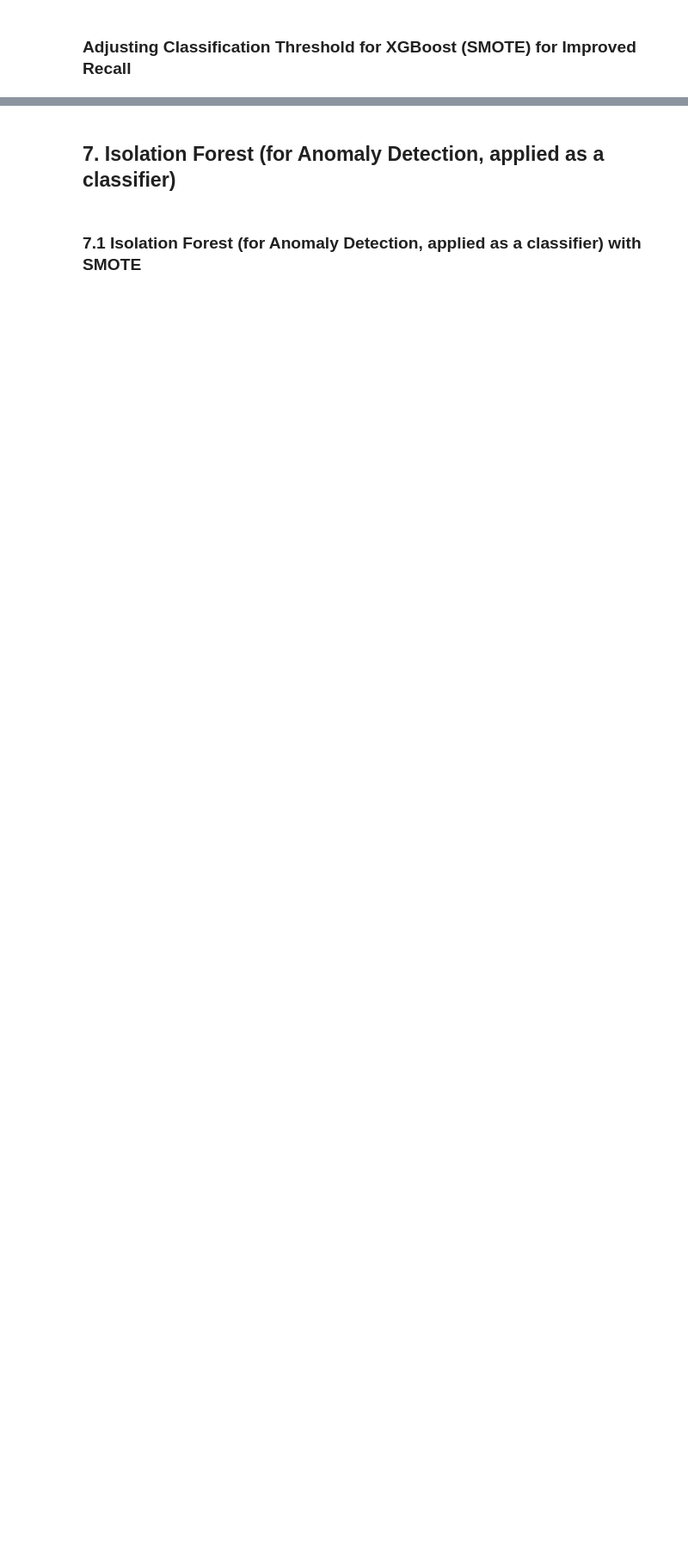
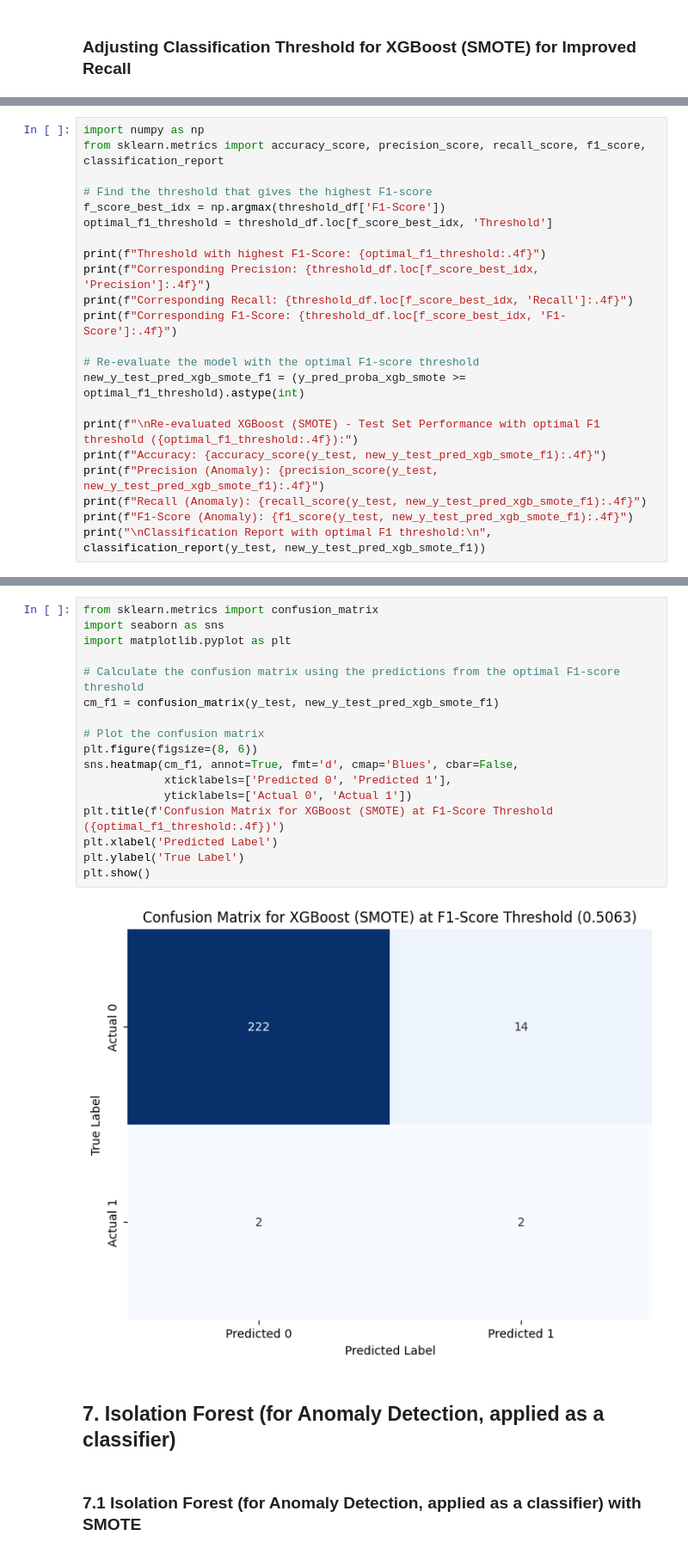
Before and after one commit to nur21horin/machine_learning, a Jupyter notebook: Untitled4.ipynb, the cells around one changed output, grey strips where cells are left out. Shown at 86% size. Saved outputs shown, nothing was run; the diff lists cells and outputs as text; blank space fills up the shorter version.

```diff
--- a/Untitled4.ipynb
+++ b/Untitled4.ipynb
@@ -811,0 +845,22 @@ print("\nClassification Report with new threshold:\n", classification_report(y_t
+# %%
+import numpy as np
+from sklearn.metrics import accuracy_score, precision_score, recall_score, f1_score, classification_report
+
+# Find the threshold that gives the highest F1-score
+f_score_best_idx = np.argmax(threshold_df['F1-Score'])
+optimal_f1_threshold = threshold_df.loc[f_score_best_idx, 'Threshold']
+
+print(f"Threshold with highest F1-Score: {optimal_f1_threshold:.4f}")
+print(f"Corresponding Precision: {threshold_df.loc[f_score_best_idx, 'Precision']:.4f}")
+print(f"Corresponding Recall: {threshold_df.loc[f_score_best_idx, 'Recall']:.4f}")
+print(f"Corresponding F1-Score: {threshold_df.loc[f_score_best_idx, 'F1-Score']:.4f}")
+
+# Re-evaluate the model with the optimal F1-score threshold
+new_y_test_pred_xgb_smote_f1 = (y_pred_proba_xgb_smote >= optimal_f1_threshold).astype(int)
+
+print(f"\nRe-evaluated XGBoost (SMOTE) - Test Set Performance with optimal F1 threshold ({optimal_f1_threshold:.4f}):")
+print(f"Accuracy: {accuracy_score(y_test, new_y_test_pred_xgb_smote_f1):.4f}")
+print(f"Precision (Anomaly): {precision_score(y_test, new_y_test_pred_xgb_smote_f1):.4f}")
+print(f"Recall (Anomaly): {recall_score(y_test, new_y_test_pred_xgb_smote_f1):.4f}")
+print(f"F1-Score (Anomaly): {f1_score(y_test, new_y_test_pred_xgb_smote_f1):.4f}")
+print("\nClassification Report with optimal F1 threshold:\n", classification_report(y_test, new_y_test_pred_xgb_smote_f1))
@@ -812,3 +890,22 @@ print("\nClassification Report with new threshold:\n", classification_report(y_t
+# %%
+from sklearn.metrics import confusion_matrix
+import seaborn as sns
+import matplotlib.pyplot as plt
+
+# Calculate the confusion matrix using the predictions from the optimal F1-score threshold
+cm_f1 = confusion_matrix(y_test, new_y_test_pred_xgb_smote_f1)
+
+# Plot the confusion matrix
+plt.figure(figsize=(8, 6))
+sns.heatmap(cm_f1, annot=True, fmt='d', cmap='Blues', cbar=False,
+            xticklabels=['Predicted 0', 'Predicted 1'],
+            yticklabels=['Actual 0', 'Actual 1'])
+plt.title(f'Confusion Matrix for XGBoost (SMOTE) at F1-Score Threshold ({optimal_f1_threshold:.4f})')
+plt.xlabel('Predicted Label')
+plt.ylabel('True Label')
+plt.show()
+# %% [output]
+[figure, added]
 # %% [markdown]
 ## 7. Isolation Forest (for Anomaly Detection, applied as a classifier)
 # %% [markdown]
```
Also changed, not shown: parts of 5 cells of this notebook.
